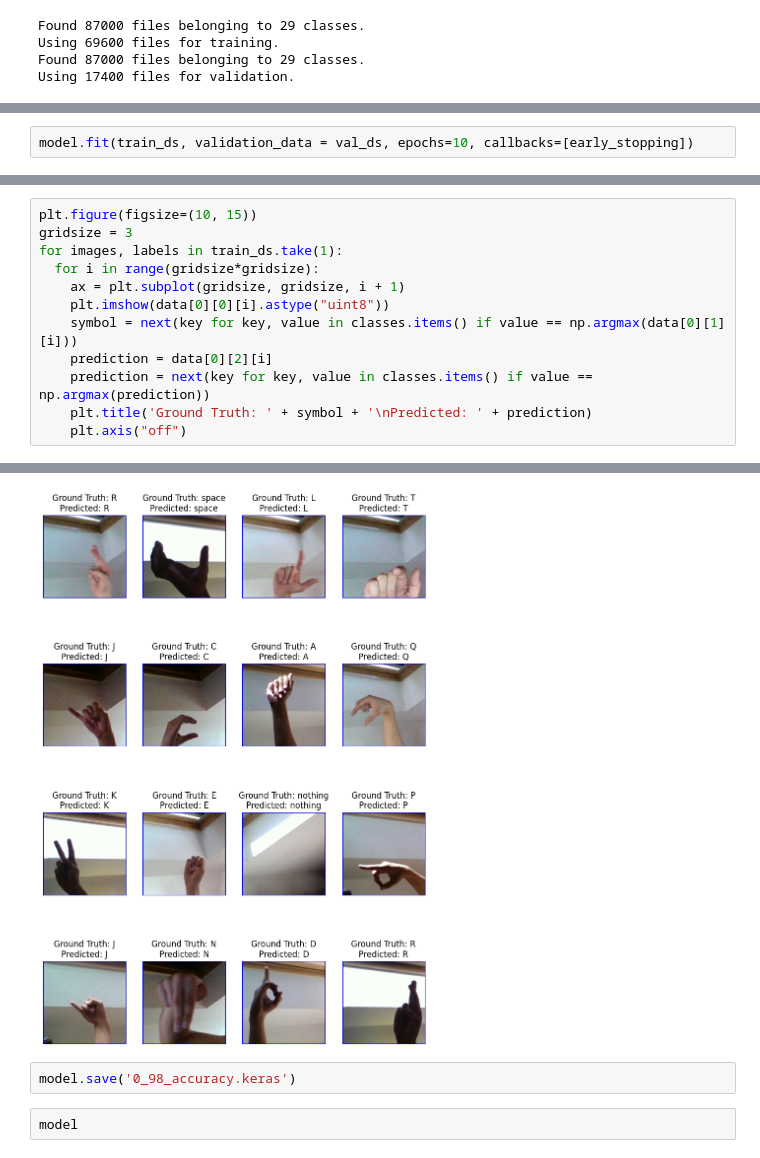
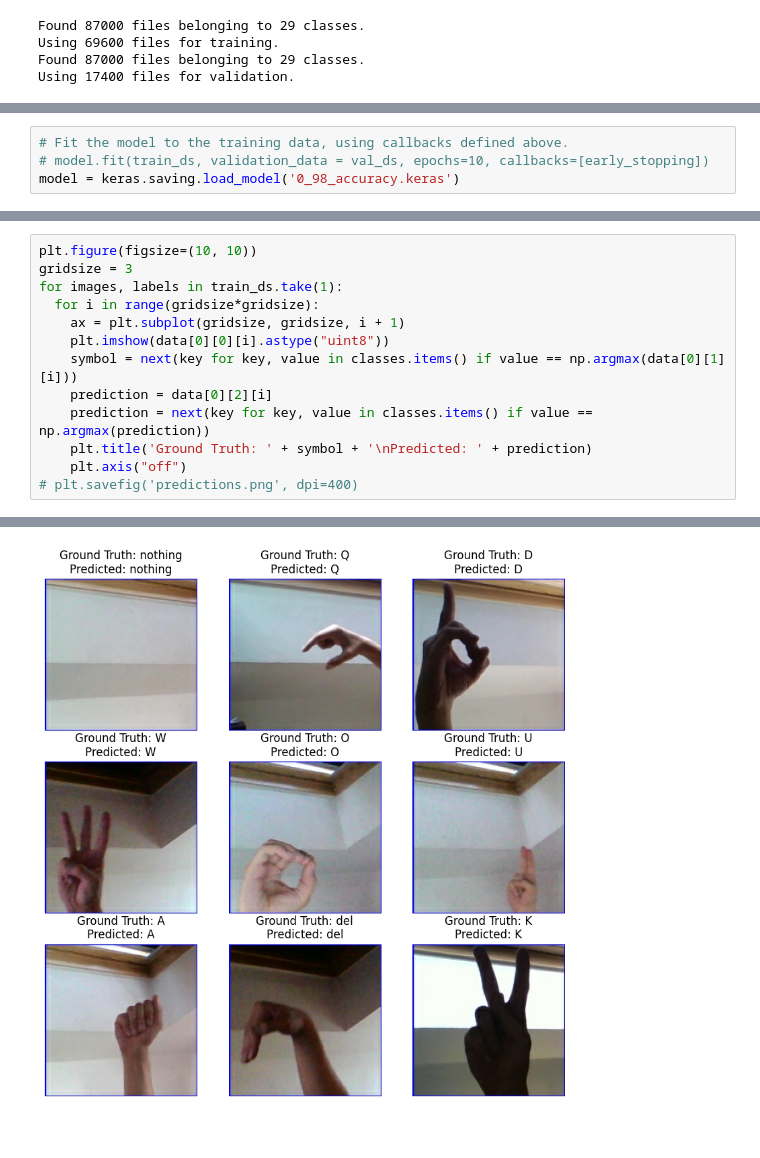
Before and after one commit to loganRidings/ASL_Classification, a Jupyter notebook: classification_model.ipynb, the cells around one changed output, grey strips where cells are left out. Drawn from its saved outputs; the diff is of its cells as text; blank space fills up the shorter version.

```diff
--- a/classification_model.ipynb
+++ b/classification_model.ipynb
@@ -133,2 +150,0 @@ early_stopping = tf.keras.callbacks.EarlyStopping()
-# %%
-model.fit(train_ds, validation_data = val_ds, epochs=10, callbacks=[early_stopping])
@@ -147 +154,5 @@ Epoch 5/10
+# %%
+# Fit the model to the training data, using callbacks defined above.
+# model.fit(train_ds, validation_data = val_ds, epochs=10, callbacks=[early_stopping])
+model = keras.saving.load_model('0_98_accuracy.keras')
 # %%
@@ -161,5 +174,5 @@ Received: inputs=('Tensor(shape=(None, 200, 200, 3))',)
 # %%
-plt.figure(figsize=(10, 15))
+plt.figure(figsize=(10, 10))
 gridsize = 3
 for images, labels in train_ds.take(1):
   for i in range(gridsize*gridsize):
@@ -170,4 +183,5 @@ for images, labels in train_ds.take(1):
     prediction = next(key for key, value in classes.items() if value == np.argmax(prediction))
     plt.title('Ground Truth: ' + symbol + '\nPredicted: ' + prediction)
     plt.axis("off")
+# plt.savefig('predictions.png', dpi=400)
 # %% [output]
@@ -175,5 +189 @@ for images, labels in train_ds.take(1):
-[figure, old version]
+[figure, new version]
-# %%
-model.save('0_98_accuracy.keras')
-# %%
-model
```
Also changed, not shown: parts of 14 cells of this notebook, 1 other file.
